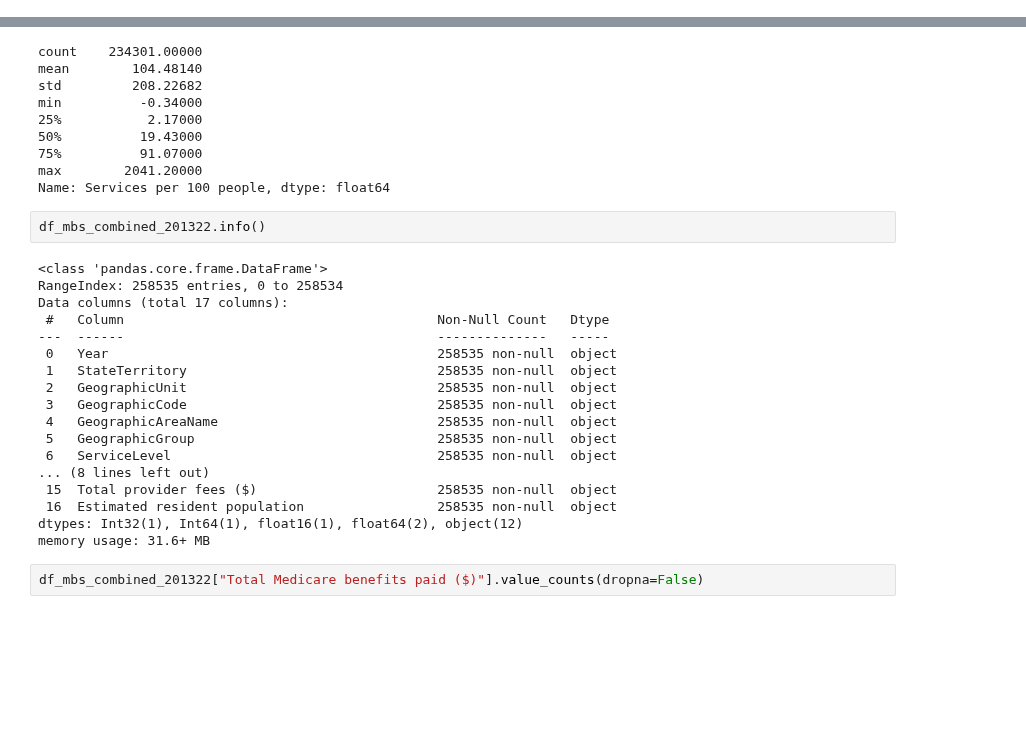
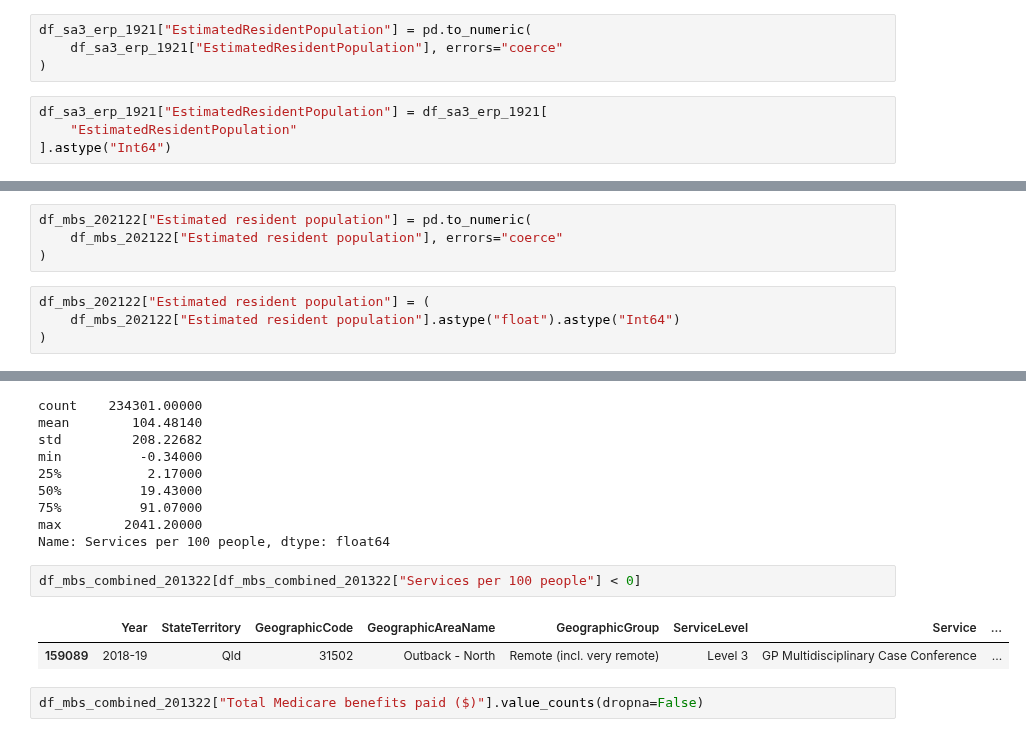
Before and after one commit to jiniep/mbs_analysis, a Jupyter notebook: scripts/2_mbs_combine_datasets.ipynb, the cells around one changed output, grey strips where cells are left out. Cells and saved outputs as stored; diff of their text form; blank space fills up the shorter version.

```diff
--- a/scripts/2_mbs_combine_datasets.ipynb
+++ b/scripts/2_mbs_combine_datasets.ipynb
@@ -387,0 +414,8 @@ diff_df
+# %%
+df_sa3_erp_1921["EstimatedResidentPopulation"] = pd.to_numeric(
+    df_sa3_erp_1921["EstimatedResidentPopulation"], errors="coerce"
+)
+# %%
+df_sa3_erp_1921["EstimatedResidentPopulation"] = df_sa3_erp_1921[
+    "EstimatedResidentPopulation"
+].astype("Int64")
@@ -538,0 +592,8 @@ df_mbs_202122["Service"] = df_mbs_202122["Service"].astype("str")
+# %%
+df_mbs_202122["Estimated resident population"] = pd.to_numeric(
+    df_mbs_202122["Estimated resident population"], errors="coerce"
+)
+# %%
+df_mbs_202122["Estimated resident population"] = (
+    df_mbs_202122["Estimated resident population"].astype("float").astype("Int64")
+)
@@ -1150,26 +1231,11 @@ min          -0.34000
 75%          91.07000
 max        2041.20000
 Name: Services per 100 people, dtype: float64
-# %%
-df_mbs_combined_201322.info()
-# %% [output]
-<class 'pandas.core.frame.DataFrame'>
-RangeIndex: 258535 entries, 0 to 258534
-Data columns (total 17 columns):
- #   Column                                        Non-Null Count   Dtype
----  ------                                        --------------   -----
- 0   Year                                          258535 non-null  object
- 1   StateTerritory                                258535 non-null  object
- 2   GeographicUnit                                258535 non-null  object
- 3   GeographicCode                                258535 non-null  object
- 4   GeographicAreaName                            258535 non-null  object
- 5   GeographicGroup                               258535 non-null  object
- 6   ServiceLevel                                  258535 non-null  object
-... (8 lines left out)
- 15  Total provider fees ($)                       258535 non-null  object
- 16  Estimated resident population                 258535 non-null  object
-dtypes: Int32(1), Int64(1), float16(1), float64(2), object(12)
-memory usage: 31.6+ MB
+# %%
+df_mbs_combined_201322[df_mbs_combined_201322["Services per 100 people"] < 0]
+# %% [output]
+|  | Year | StateTerritory | GeographicCode | GeographicAreaName | GeographicGroup | ServiceLevel | Service | ... |
+| 159089 | 2018-19 | Qld | 31502 | Outback - North | Remote (incl. very remote) | Level 3 | GP Multidisciplinary Case Conference | ... |
 # %%
 df_mbs_combined_201322["Total Medicare benefits paid ($)"].value_counts(dropna=False)
 # %% [output]
```
Also changed, not shown: parts of 28 cells of this notebook.
